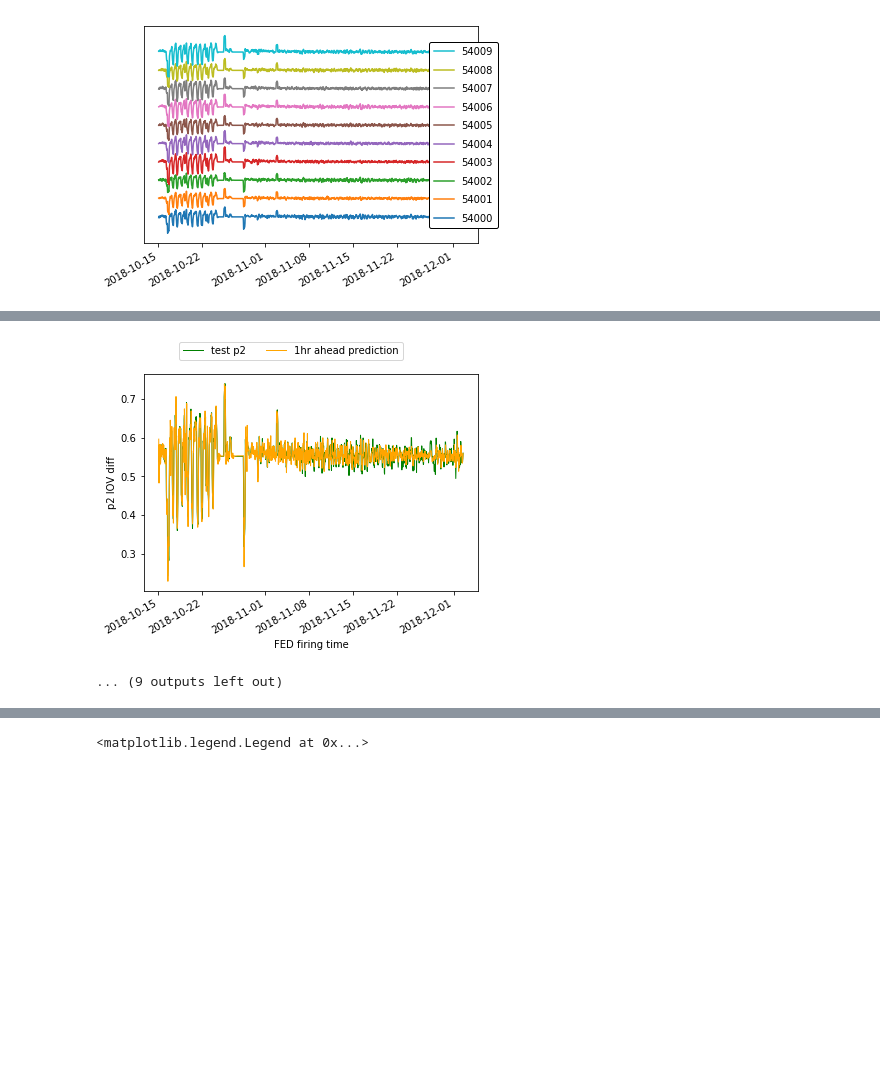
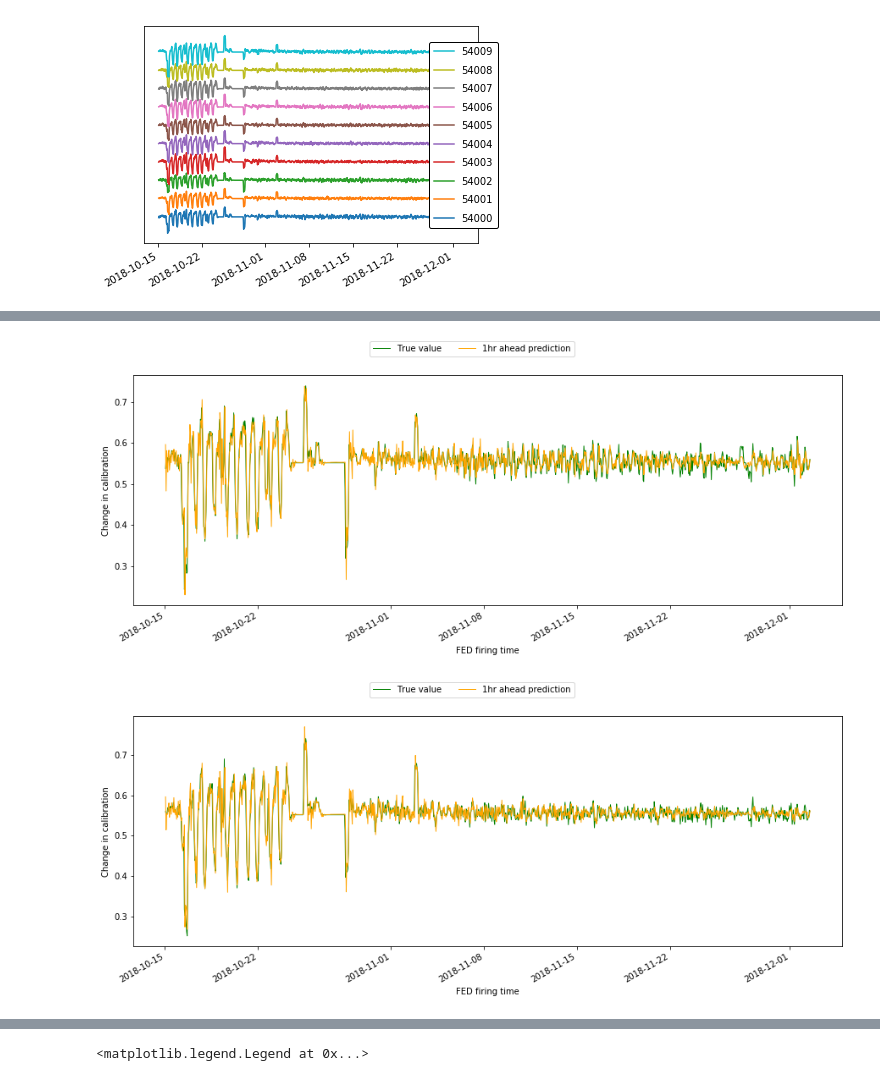
Before and after one commit to UMN-CMS/ECAL_FAIR, a Jupyter notebook: notebooks/multi_autoreg.ipynb, the cells around one changed output, grey strips where cells are left out. Saved outputs shown, nothing was run; the diff lists cells and outputs as text; code cells hidden in the pictures; blank space fills up the shorter version.

```diff
--- a/notebooks/multi_autoreg.ipynb
+++ b/notebooks/multi_autoreg.ipynb
@@ -158,81 +160,20 @@ for xtal in xtal_list:
     my_mapes = [mape1, mape2, mape3]
     #make a pretty picture
     #lets make some plots##############################################
-    fig, ax = plt.subplots()
+    fig, ax = plt.subplots(figsize=(15,5))
 
-    ax.set_ylabel('p2 IOV diff')
+    ax.set_ylabel('Change in calibration')
     ax.set_xlabel('FED firing time')
     plt.setp(ax.get_xticklabels(), rotation=30, horizontalalignment='right')
 
     #actual data
     ax.plot(test_series.index, test_series.p2,
-         label='test p2', color='green', linewidth=1, linestyle='solid')
+         label='True value', color='green', linewidth=1, linestyle='solid')
     ax.plot(test_series.index, pred_np[:,0],
          label='1hr ahead prediction', color='orange', linewidth=1, linestyle='solid')
     #legend
     fig.legend(ncol=3, loc = 'upper center')
     figs.append(fig)
-    ####LOOP OVER THE OTHER CRYSTAL DATA AND TEST AGAIN######################
-    other_mape1 = []
-    other_mape2 = []
-    other_mape3 = []
-    for o_xtal in sub_list:
-        print('\tPredicting on: {}'.format(o_xtal))
-        o_test = test_xtals[o_xtal].copy()
-        o_test['p2'] = scaler.transform(o_test)
-
-        #Number of steps to forecast ahead
-        test_shifted = o_test.copy()
-        HORIZON = 3
-        #create test data points for each horizon
-        for t in range(1, HORIZON):
-            test_shifted['p2+'+str(t)] = test_shifted['p2'].shift(-t, freq='H')
-
-        test_shifted = test_shifted.dropna(how='any')
-        test_shifted.head(5)
-
-        #make predictions on the test data#################
-        training_window = 500
-        train_series = train['p2']
-        test_series = test_shifted
-        lag = 10
-
-        history = [x for x in train_series]
-        history = history[(-training_window):]
-        predictions = list()
-        for t in range(test_series.shape[0]):
-            model = AutoReg(history, lag, old_names=False)
-            model_fit = model.fit()
-            yhat = model_fit.forecast(steps=HORIZON)
-            predictions.append(yhat)
-            obs = list(test_series.iloc[t])
-
-            # move the training window
-            history.append(obs[0])
-            history.pop(0)
-            #print(test_series.index[t])
-            #print(t+1, ': predicted =', yhat, 'expected =', obs)
-        pred_np = np.array(predictions)
-        #calculate MAPE
-        mape1 = mape(pred_np[:,0], test_series['p2'])
-        mape2 = mape(pred_np[:,1], test_series['p2+1'])
-        mape3 = mape(pred_np[:,2], test_series['p2+2'])
-        print('\t\tEvaluating AR({}) on {}:'.format(lag,o_xtal))
-        print("\t\tMAPE prediction 1 hour  ahead: {:.1%}".format(mape1),
-                  "\n\t\tMAPE prediction 2 hours ahead: {:.1%}".format(mape2),
-                  "\n\t\tMAPE prediction 3 hours ahead: {:.1%}".format(mape3))
-        other_mape1.append(mape1)
-        other_mape2.append(mape2)
-        other_mape3.append(mape3)
-
-    #now let's average the other mapes
-    other_mape1_avg = sum(other_mape1)/len(other_mape1)
-    other_mape2_avg = sum(other_mape2)/len(other_mape2)
-    other_mape3_avg = sum(other_mape3)/len(other_mape3)
-    print("\n\tAVG other MAPE prediction 1 hour  ahead: {:.1%}".format(other_mape1_avg),
-                  "\n\tMAPE prediction 2 hours ahead: {:.1%}".format(other_mape2_avg),
-                  "\n\tMAPE prediction 3 hours ahead: {:.1%}".format(other_mape3_avg))
-    my_mapes.extend([other_mape1_avg,other_mape2_avg,other_mape3_avg])
     results[xtal] = tuple(my_mapes)
 # %% [output]
 Loading xtal: 54000
@@ -407,0 +336,2 @@ Loading xtal: 54000
+[figure, new version]
+[figure, added]
@@ -425,5 +339,3 @@ Loading xtal: 54000
-[figure, old version]
-... (9 outputs left out)
 # %%
 #now let's summarize everything
 
```
Also changed, not shown: parts of 7 cells of this notebook.
